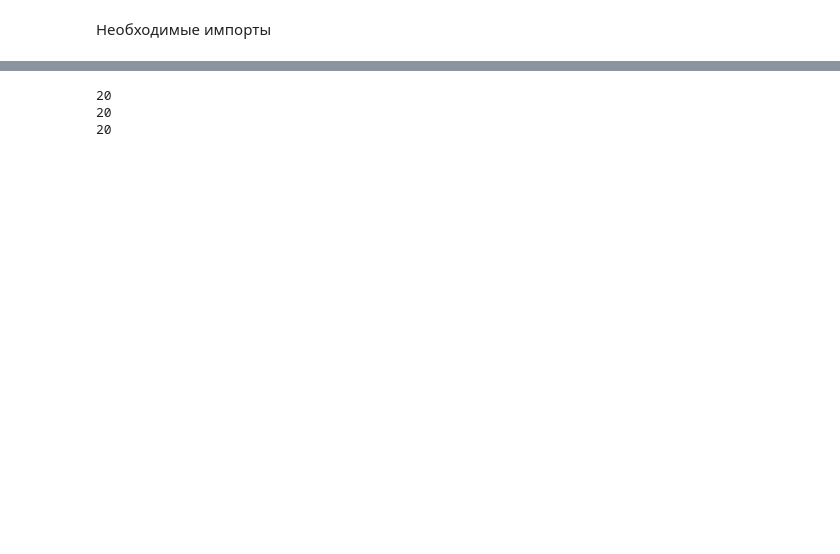
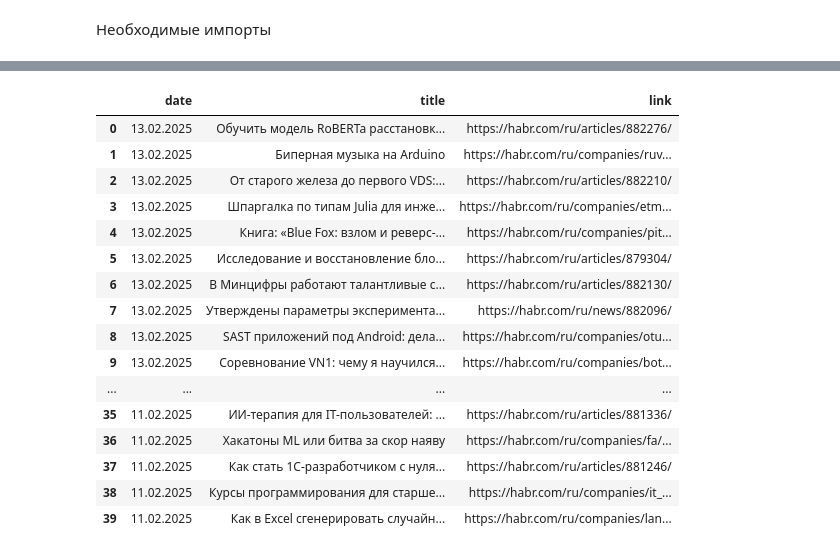
Before and after one commit to nik-gorby/PYDA-64, a Jupyter notebook: HW_11/hw11.ipynb, the cells around one changed output, grey strips where cells are left out. Cells and saved outputs as stored; diff of their text form; code cells hidden in the pictures; blank space fills up the shorter version.

```diff
--- a/HW_11/hw11.ipynb
+++ b/HW_11/hw11.ipynb
@@ -7,22 +278,28 @@ import time
+# %%
+keyword_list = ['python']
+
+for df in get_queries_advanced(keyword_list, 2):
+    display(df)
+# %% [output]
+|  | date | title | link |
+| 0 | 13.02.2025 | Обучить модель RoBERTa расстановк... | https://habr.com/ru/articles/882276/ |
+| 1 | 13.02.2025 | Биперная музыка на Arduino | https://habr.com/ru/companies/ruv... |
+| 2 | 13.02.2025 | От старого железа до первого VDS:... | https://habr.com/ru/articles/882210/ |
+| 3 | 13.02.2025 | Шпаргалка по типам Julia для инже... | https://habr.com/ru/companies/etm... |
+| 4 | 13.02.2025 | Книга: «Blue Fox: взлом и реверс-... | https://habr.com/ru/companies/pit... |
+| 5 | 13.02.2025 | Исследование и восстановление бло... | https://habr.com/ru/articles/879304/ |
+| 6 | 13.02.2025 | В Минцифры работают талантливые с... | https://habr.com/ru/articles/882130/ |
+| 7 | 13.02.2025 | Утверждены параметры эксперимента... | https://habr.com/ru/news/882096/ |
+| 8 | 13.02.2025 | SAST приложений под Android: дела... | https://habr.com/ru/companies/otu... |
+| 9 | 13.02.2025 | Соревнование VN1: чему я научился... | https://habr.com/ru/companies/bot... |
+| ... | ... | ... | ... |
+| 35 | 11.02.2025 | ИИ-терапия для IT-пользователей: ... | https://habr.com/ru/articles/881336/ |
+| 36 | 11.02.2025 | Хакатоны ML или битва за скор наяву | https://habr.com/ru/companies/fa/... |
+| 37 | 11.02.2025 | Как стать 1С-разработчиком с нуля... | https://habr.com/ru/articles/881246/ |
+| 38 | 11.02.2025 | Курсы программирования для старше... | https://habr.com/ru/companies/it_... |
+| 39 | 11.02.2025 | Как в Excel сгенерировать случайн... | https://habr.com/ru/companies/lan... |
 # %%
-url = 'https://habr.com/ru/search/'
-
-keyword_list = ['python', 'анализ данных', 'deepseek']
-
-
-def get_queries(url, query_list):
-    query_result_list = []
-    for query in query_list:
-        params = {
-            'q': query,
-            'target_types': 'posts',
-            'order': 'relevance'
-        }
-
-        res = requests.get(url, params)
-        time.sleep(0.2)
-        soup = BeautifulSoup(res.text)
-        query_result_list.append(soup)
+# query_result_list.append(soup)
 
         # top_level_tag = soup.find('div', class_='tm-pagination__pages')
 
@@ -33,17 +310,9 @@ def get_queries(url, query_list):
         #     'a', class_='tm-pagination__page')[-1].text
 
         # print(last_page)
-    return query_result_list
 
-def get_query_result(query):
-    article_list = query.find_all('article', class_='tm-articles-list__item')
-    return article_list
+# def get_query_result(query):
+#     article_list = query.find_all('article', class_='tm-articles-list__item')
+#     return article_list
 
-query_list = get_queries(url, keyword_list)
-
-for item in query_list:
-    print(len(get_query_result(item)))
+# query_list = get_queries(url, keyword_list)
-# %% [output]
-20
-20
-20
```
Also changed, not shown: parts of 7 cells of this notebook.
